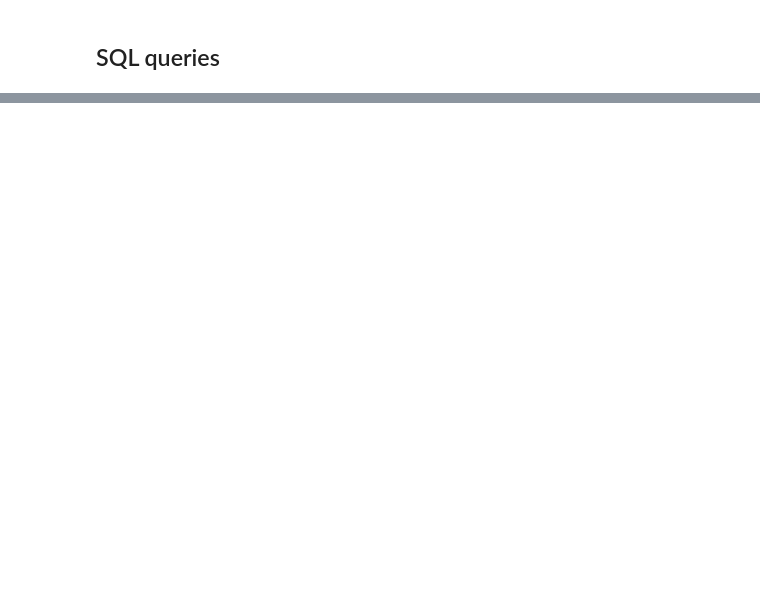
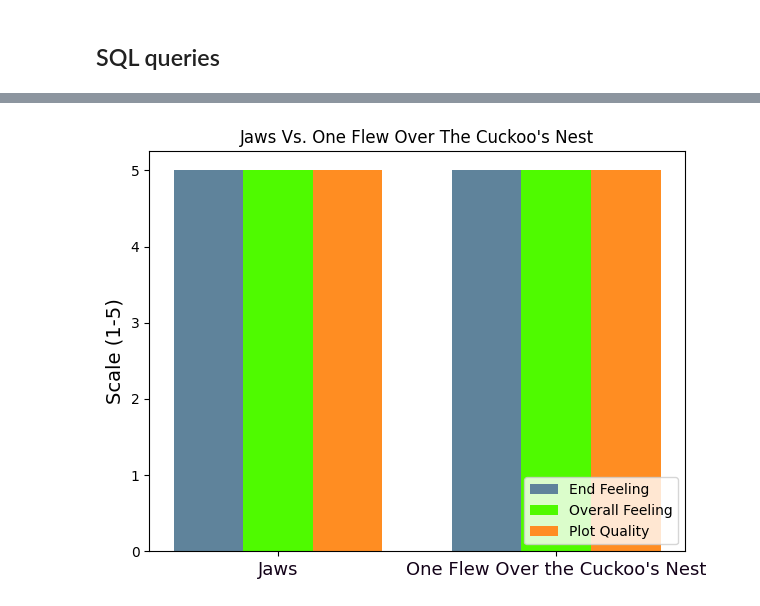
Before and after one commit to JessicaLindsey5514/The_Perfect_Horror_Movie, a Jupyter notebook: Notebooks/perfect_horror_movie.ipynb, the cells around one changed output, grey strips where cells are left out. Cells and saved outputs as stored; diff of their text form; code cells hidden in the pictures; blank space fills up the shorter version.

```diff
--- a/Notebooks/perfect_horror_movie.ipynb
+++ b/Notebooks/perfect_horror_movie.ipynb
@@ -1758,0 +1880,32 @@ pd.read_sql(query1, connection)
+# %%
+cintitle = jaws_vs_ofo['title']
+
+
+#bars/height
+end_1975 = jaws_vs_ofo['end_feeling_ending_rating']
+over_1975 = jaws_vs_ofo['overall_feeling']
+plot_1975 = jaws_vs_ofo['plot_quality_rating']
+
+#sets
+n = len(cintitle)
+bar_width = 0.25
+x = np.arange(n)
+
+fig, ax = plt.subplots()
+ax.bar(x - bar_width, end_1975, width=bar_width, label='End Feeling', color="#5F839B")
+ax.bar(x, over_1975, width=bar_width, label='Overall Feeling', color="#4ffa00")
+ax.bar(x + bar_width, plot_1975, width=bar_width, label='Plot Quality', color="#ff8d22")
+
+
+ax.set_xticks(x)
+ax.set_xticklabels(cintitle, color="#130218", fontsize= 13)
+ax.set_ylabel('Scale (1-5)', fontsize= 14)
+ax.set_title("Jaws Vs. One Flew Over The Cuckoo's Nest")
+ax.legend(loc= "lower right")
+
+plt.tight_layout()
+
+plt.savefig('../Visualizations/jaws_vs_ofoEFOVPQ.png')
+plt.show()
+# %% [output]
+[figure, added]
```
Also changed, not shown: parts of 19 cells of this notebook, 2 other files.
